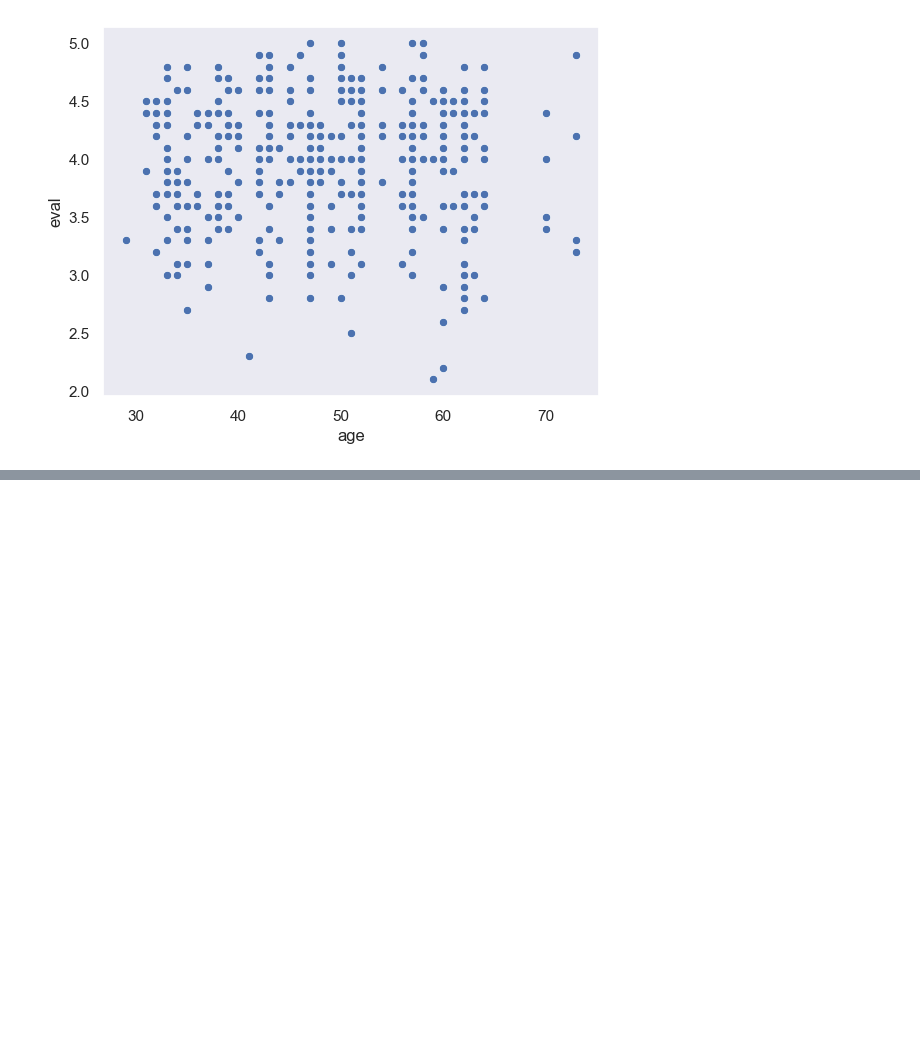
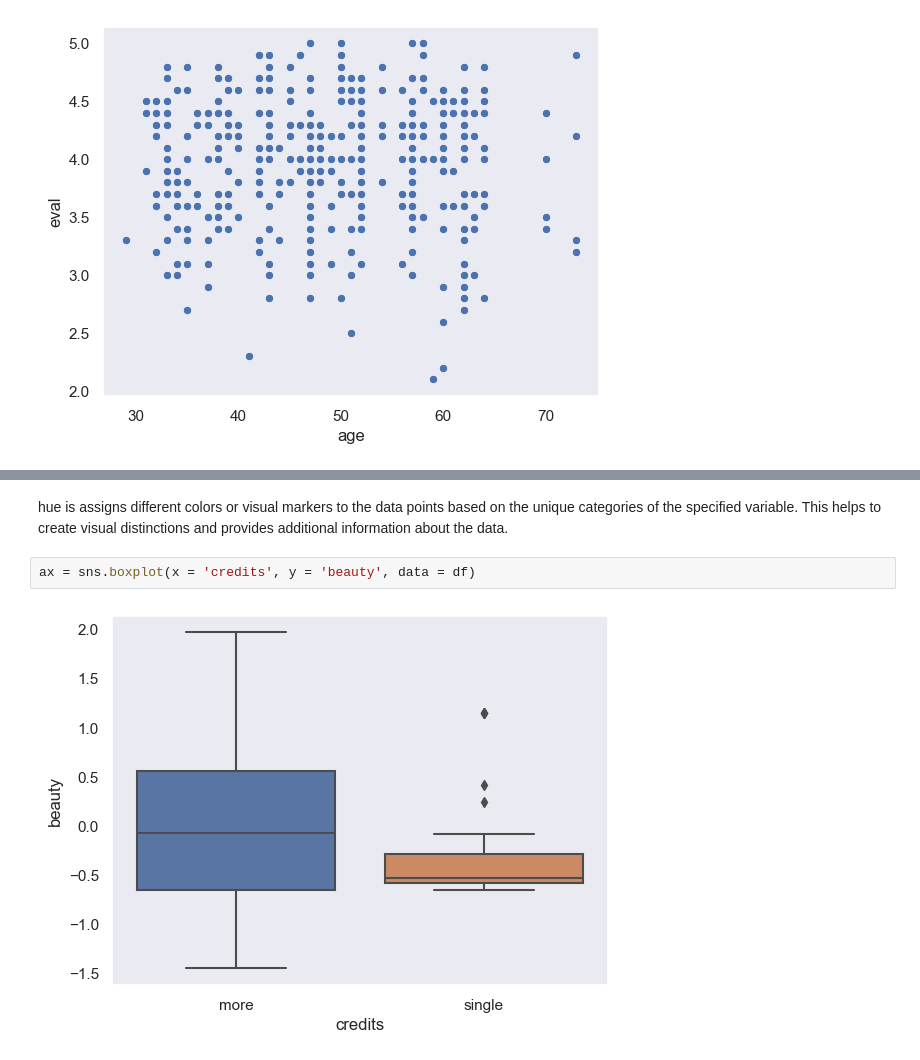
Before and after one commit to MrBinit/basic-of-data-analysis, a Jupyter notebook: data_visualization.ipynb, the cells around one changed output, grey strips where cells are left out. Saved outputs shown, nothing was run; the diff lists cells and outputs as text; blank space fills up the shorter version.

```diff
--- a/data_visualization.ipynb
+++ b/data_visualization.ipynb
@@ -94,0 +79,6 @@ scatterplot is used to find the relationship between the age and the teaching ev
+# %% [markdown]
+hue is assigns different colors or visual markers to the data points based on the unique categories of the specified variable. This helps to create visual distinctions and provides additional information about the data.
+# %%
+ax = sns.boxplot(x = 'credits', y = 'beauty', data = df)
+# %% [output]
+[figure, added]
```
Also changed, not shown: parts of 11 cells of this notebook.
